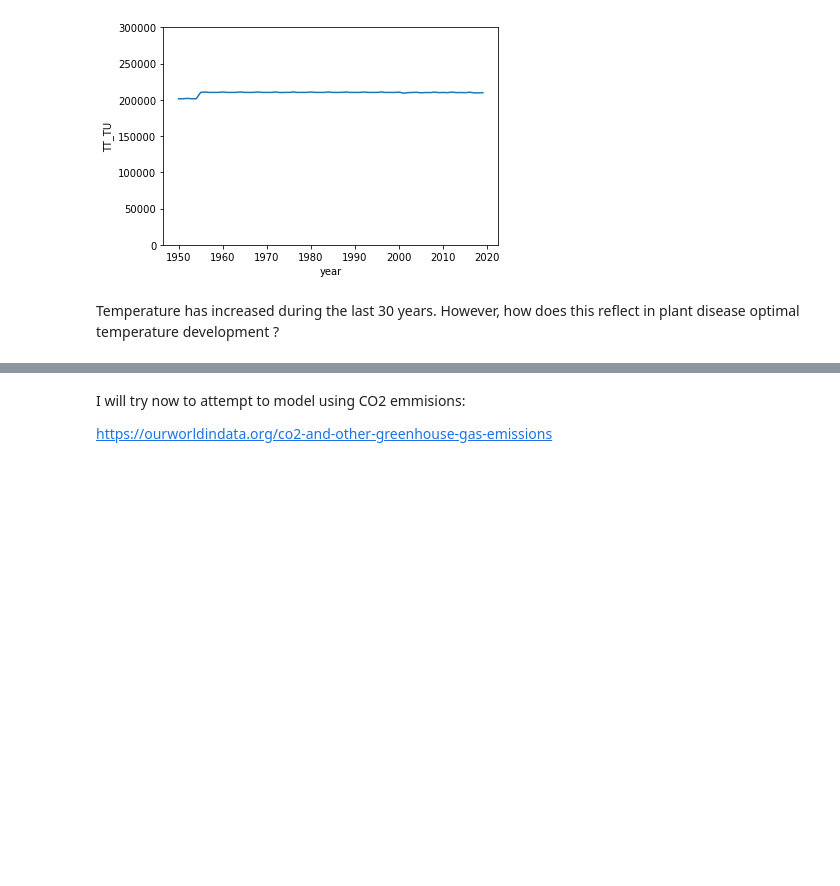
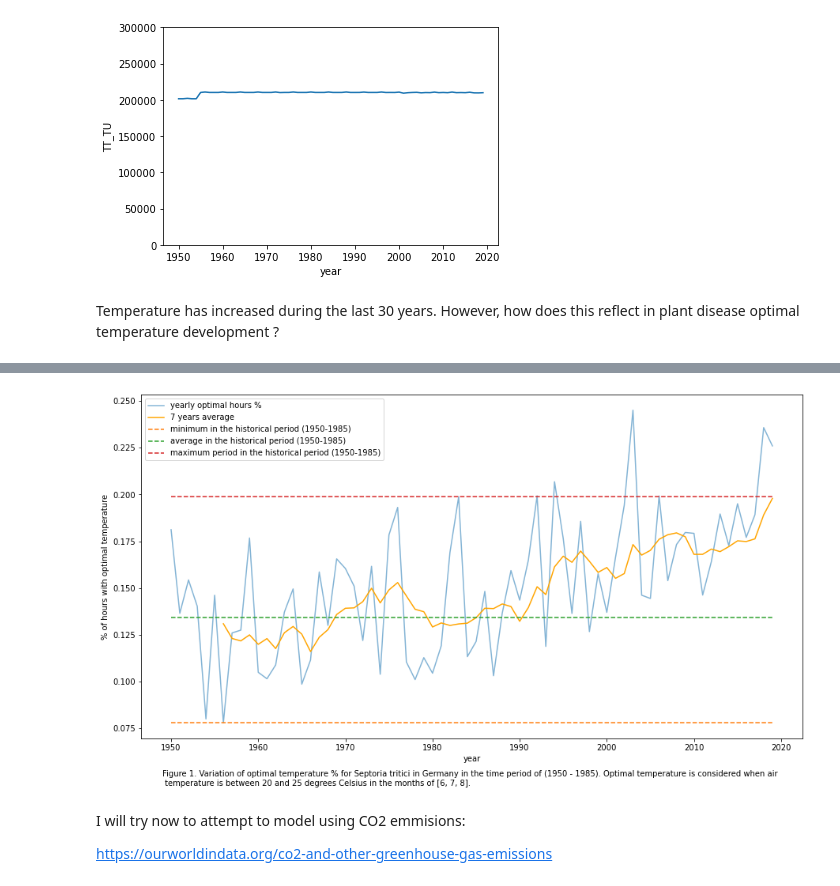
Before and after one commit to serbanradulescu/master_thesis, a Jupyter notebook: project.ipynb, the cells around one changed output, grey strips where cells are left out. Drawn from its saved outputs; the diff is of its cells as text; code cells hidden in the pictures; blank space fills up the shorter version.

```diff
--- a/project.ipynb
+++ b/project.ipynb
@@ -118,3 +136,10 @@ plot_optimal_temperature(df_airtemp, temp_min=15,temp_max=25,hist_start=1950,his
+# %%
+plot_optimal_temperature(df_airtemp,
+            temp_min=20,temp_max=25,
+            hist_start=1950,hist_end=1985,
+            months=[6,7,8], moving_average=7)
+# %% [output]
+[figure, added]
 # %% [markdown]
 I will try now to attempt to model using CO2 emmisions:
 
```
Also changed, not shown: parts of 3 cells of this notebook, 1 other file.
